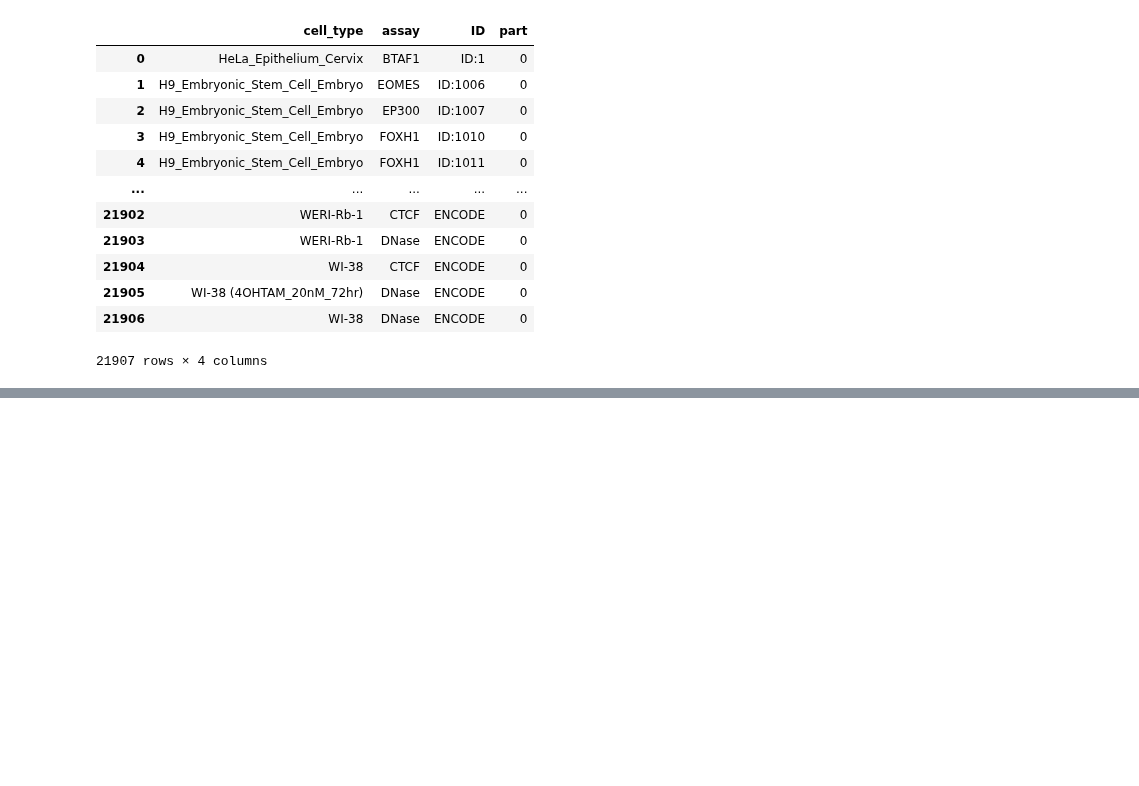
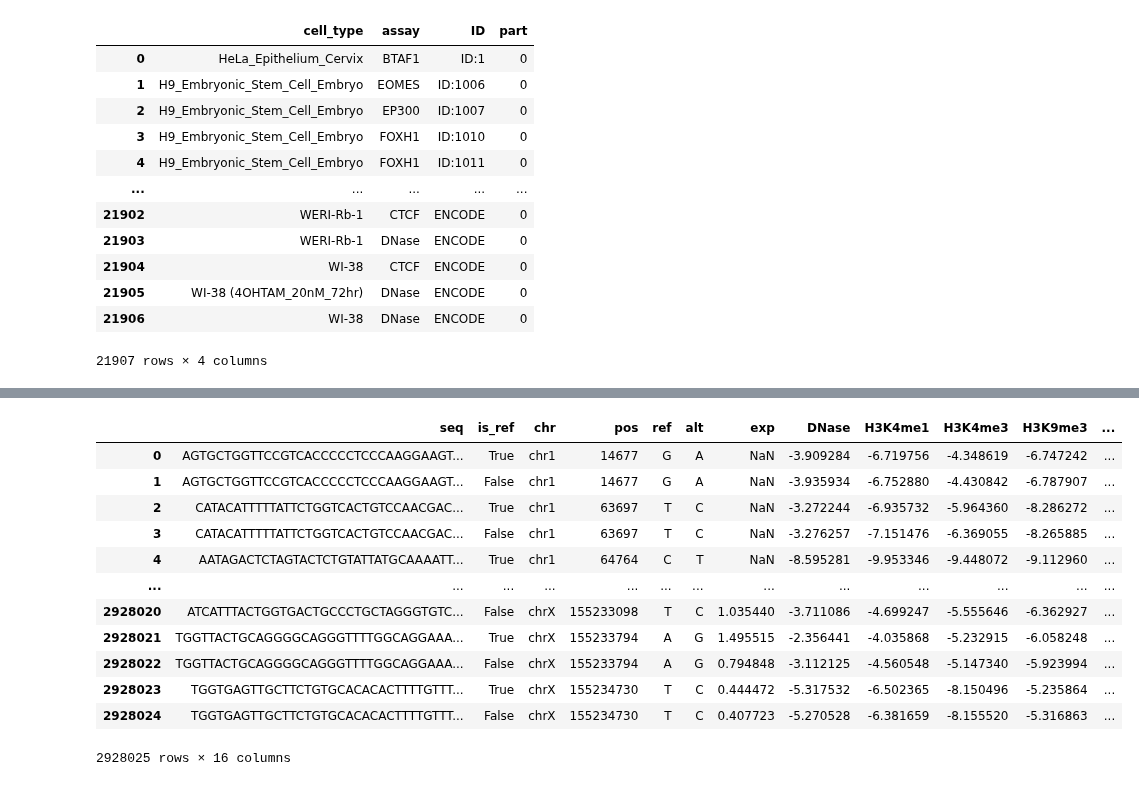
Before and after one commit to maplecai/EpiCast, a Jupyter notebook: pretrained_based_models/get_pred_features.ipynb, the cells around one changed output, grey strips where cells are left out. Cells and saved outputs as stored; diff of their text form; code cells hidden in the pictures; blank space fills up the shorter version.

```diff
--- a/pretrained_based_models/get_pred_features.ipynb
+++ b/pretrained_based_models/get_pred_features.ipynb
@@ -170,21 +160,10 @@ iPS: 1
 # %%
-# # 不一定全
-# cell_types_names_dict = {
-#     'HepG2': ['HepG2', 'HepG2_Epithelium_Liver', 'HepG2_Hepatocellular_Carcinoma'],
-#     'K562' : ['K562', 'K562_Erythroblast_Bone_Marrow'],
-#     'SKNSH': ['SK-N-SH_RA_Neuron_Brain', 'Neuroblastoma_cell', 'SK-N-SH_Neuroblastoma_cell_Brain'],
-#     'A549' : ['A549_Epithelium_Lung'],
-#     'HCT116':['HCT-116_HCT116', 'HCT-116_Colon'],
-#     'WTC11': ['iPSC'],
-# }
-
-
 cell_types_names_dict = {
     'HepG2': ['HepG2_Epithelium_Liver'],
     'K562' : ['K562_Erythroblast_Bone_Marrow'],
     'SKNSH': ['SK-N-SH_Neuroblastoma_cell_Brain'],
     'A549' : ['A549_Epithelium_Lung'],
-    'HCT116':['HCT-116_Colon'],
+    'HCT116':['HCT-116_HCT116', 'HCT-116_Colon'], # HCT-116_HCT116效果好，HCT-116_Colon通道多
     'WTC11': ['iPSC'],
 }
 
@@ -225,0 +222,35 @@ main_df.to_csv('data/Sei_Agarwal_features.csv', index=False)
+# %%
+result_df = pd.DataFrame()
+
+# 定义细胞类型和对应的列前缀
+cell_types = ['A549', 'HepG2', 'K562', 'SKNSH', 'HCT116']
+assays = ['DNase', 'H3K4me1', 'H3K4me3', 'H3K9me3', 'H3K27me3', 'H3K27ac', 'H3K36me3', 'CTCF']
+
+# 遍历每种细胞类型
+for cell_type in cell_types:
+    # 提取该细胞类型的相关列
+    cols = ['seq', 'is_ref', 'chr', 'pos', 'ref', 'alt'] + [cell_type] + [f"{cell_type}_{assay}_pred_logit" for assay in assays]
+    temp_df = main_df[cols].copy()
+    # 重命名列，使其不包含细胞类型前缀
+    temp_df.columns = ['seq', 'is_ref', 'chr', 'pos', 'ref', 'alt'] + ['exp'] + assays
+    # 添加一个新的列用于标注细胞类型
+    temp_df['cell_type'] = cell_type
+    # 将 temp_df 添加到 result_df 中
+    result_df = pd.concat([result_df, temp_df], ignore_index=True)
+
+# 显示结果 DataFrame
+result_df
+# %% [output]
+|  | seq | is_ref | chr | pos | ref | alt | exp | DNase | H3K4me1 | H3K4me3 | H3K9me3 | ... |
+| 0 | AGTGCTGGTTCCGTCACCCCCTCCCAAGGAAGT... | True | chr1 | 14677 | G | A | NaN | -3.909284 | -6.719756 | -4.348619 | -6.747242 | ... |
+| 1 | AGTGCTGGTTCCGTCACCCCCTCCCAAGGAAGT... | False | chr1 | 14677 | G | A | NaN | -3.935934 | -6.752880 | -4.430842 | -6.787907 | ... |
+| 2 | CATACATTTTTATTCTGGTCACTGTCCAACGAC... | True | chr1 | 63697 | T | C | NaN | -3.272244 | -6.935732 | -5.964360 | -8.286272 | ... |
+| 3 | CATACATTTTTATTCTGGTCACTGTCCAACGAC... | False | chr1 | 63697 | T | C | NaN | -3.276257 | -7.151476 | -6.369055 | -8.265885 | ... |
+| 4 | AATAGACTCTAGTACTCTGTATTATGCAAAATT... | True | chr1 | 64764 | C | T | NaN | -8.595281 | -9.953346 | -9.448072 | -9.112960 | ... |
+| ... | ... | ... | ... | ... | ... | ... | ... | ... | ... | ... | ... | ... |
+| 2928020 | ATCATTTACTGGTGACTGCCCTGCTAGGGTGTC... | False | chrX | 155233098 | T | C | 1.035440 | -3.711086 | -4.699247 | -5.555646 | -6.362927 | ... |
+| 2928021 | TGGTTACTGCAGGGGCAGGGTTTTGGCAGGAAA... | True | chrX | 155233794 | A | G | 1.495515 | -2.356441 | -4.035868 | -5.232915 | -6.058248 | ... |
+| 2928022 | TGGTTACTGCAGGGGCAGGGTTTTGGCAGGAAA... | False | chrX | 155233794 | A | G | 0.794848 | -3.112125 | -4.560548 | -5.147340 | -5.923994 | ... |
+| 2928023 | TGGTGAGTTGCTTCTGTGCACACACTTTTGTTT... | True | chrX | 155234730 | T | C | 0.444472 | -5.317532 | -6.502365 | -8.150496 | -5.235864 | ... |
+| 2928024 | TGGTGAGTTGCTTCTGTGCACACACTTTTGTTT... | False | chrX | 155234730 | T | C | 0.407723 | -5.270528 | -6.381659 | -8.155520 | -5.316863 | ... |
+2928025 rows × 16 columns
```
Also changed, not shown: parts of 9 cells of this notebook, 14 other files.
